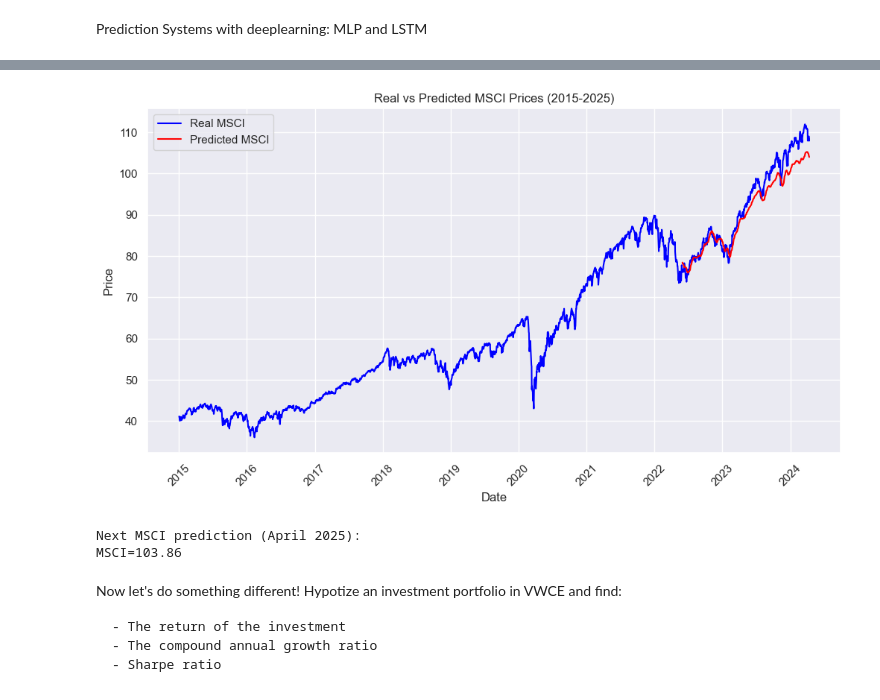
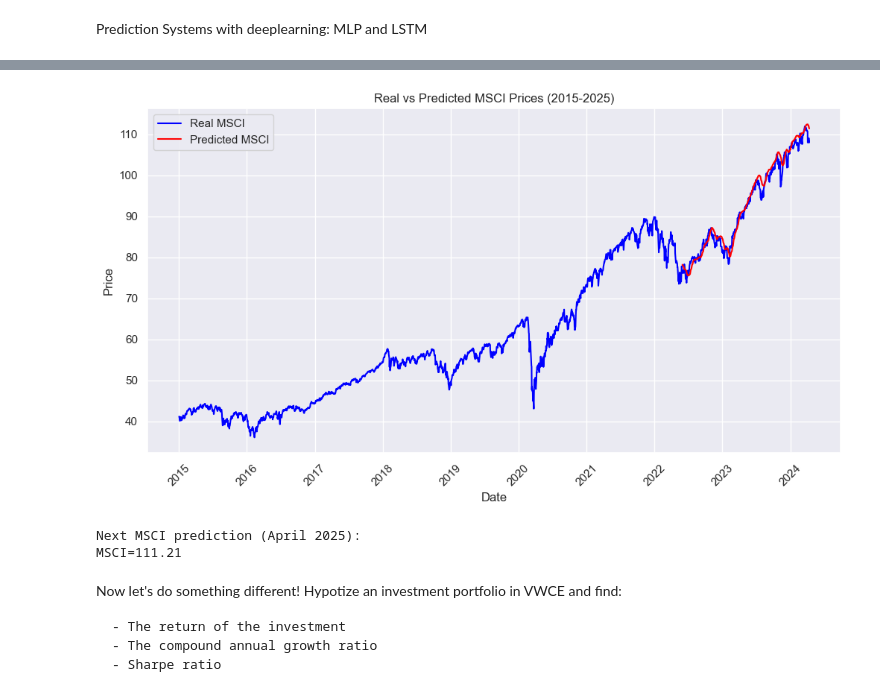
Before and after one commit to ChristianChimi/Financial-Analytics, a Jupyter notebook: Stock-Market-Analytics/Stock_market_Analytics.ipynb, the cells around one changed output, grey strips where cells are left out. Cells and saved outputs as stored; diff of their text form; code cells hidden in the pictures.

```diff
--- a/Stock-Market-Analytics/Stock_market_Analytics.ipynb
+++ b/Stock-Market-Analytics/Stock_market_Analytics.ipynb
@@ -298,7 +298,7 @@ class LSTMModel(nn.Module):
         return out
 
 input_size = 1
-hidden_layer_size = 256
+hidden_layer_size = 64
 output_size = 1
 model = LSTMModel(input_size, hidden_layer_size, output_size)
 
@@ -307,7 +307,7 @@ criterion = nn.MSELoss()
 optimizer = torch.optim.Adam(model.parameters(), lr=0.001)
 
 # Training
-epochs = 150
+epochs = 100
 for epoch in range(epochs):
     model.train()
     optimizer.zero_grad()
@@ -385,6 +380,6 @@ Epoch 150/150, Loss: 0.0003129695833195001
-[figure, old version]
+[figure, new version]
 Next MSCI prediction (April 2025):
-MSCI=103.86
+MSCI=111.21
 # %% [markdown]
 
 Now let's do something different! Hypotize an investment portfolio in VWCE and find:
```
Also changed, not shown: parts of 2 cells of this notebook.
